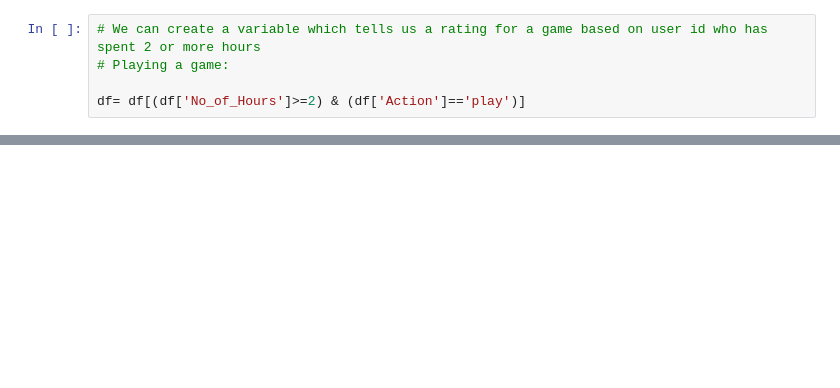
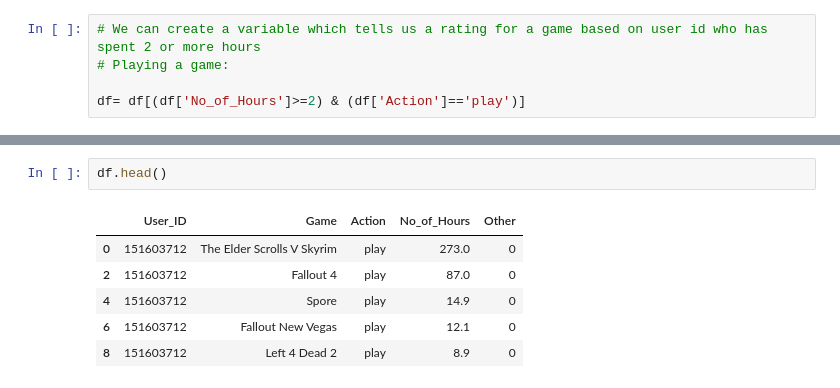
Before and after one commit to Shalmalee15/Sports-Prediction-Model, a Jupyter notebook: recomm_sys.ipynb, the cells around one changed output, grey strips where cells are left out. Cells and saved outputs as stored; diff of their text form; blank space fills up the shorter version.

```diff
--- a/recomm_sys.ipynb
+++ b/recomm_sys.ipynb
@@ -74,0 +250,9 @@ print(df.nunique)
+# %%
+df.head()
+# %% [output]
+|  | User_ID | Game | Action | No_of_Hours | Other |
+| 0 | 151603712 | The Elder Scrolls V Skyrim | play | 273.0 | 0 |
+| 2 | 151603712 | Fallout 4 | play | 87.0 | 0 |
+| 4 | 151603712 | Spore | play | 14.9 | 0 |
+| 6 | 151603712 | Fallout New Vegas | play | 12.1 | 0 |
+| 8 | 151603712 | Left 4 Dead 2 | play | 8.9 | 0 |
```
Also changed, not shown: parts of 34 cells of this notebook.
